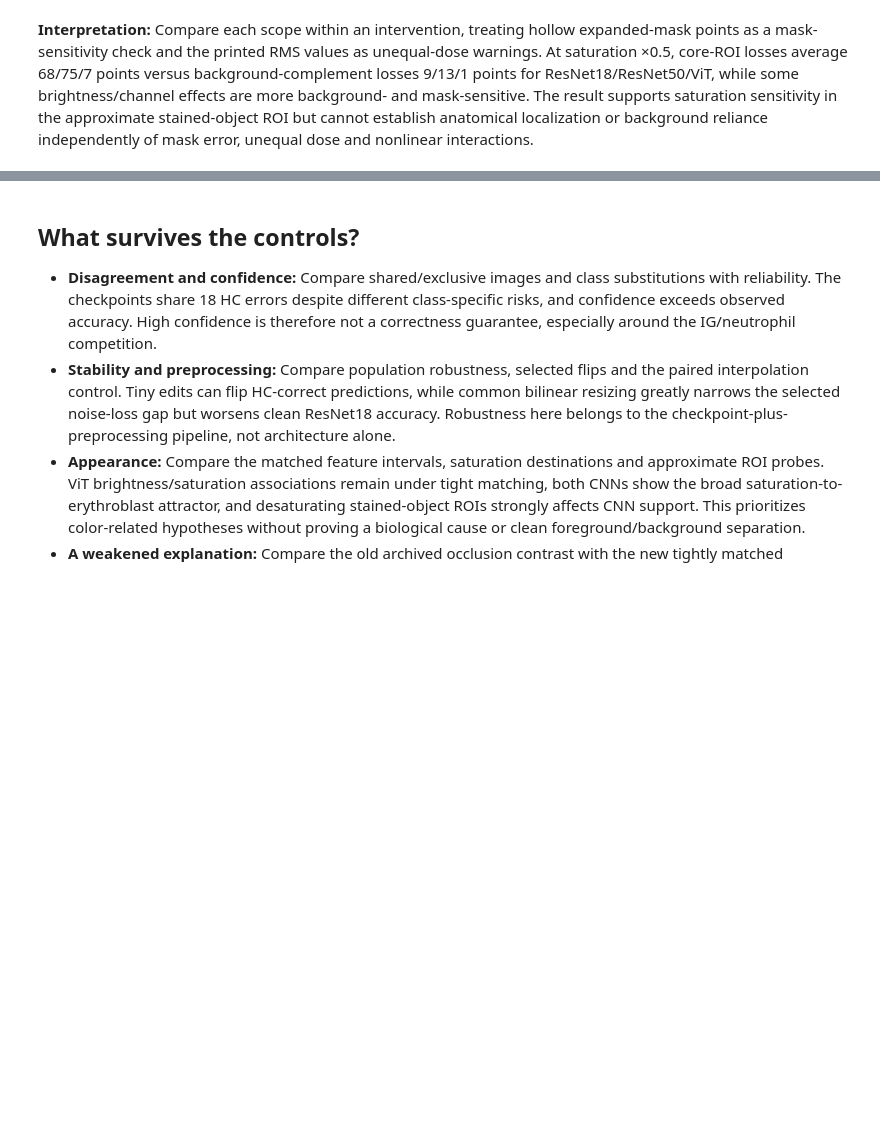
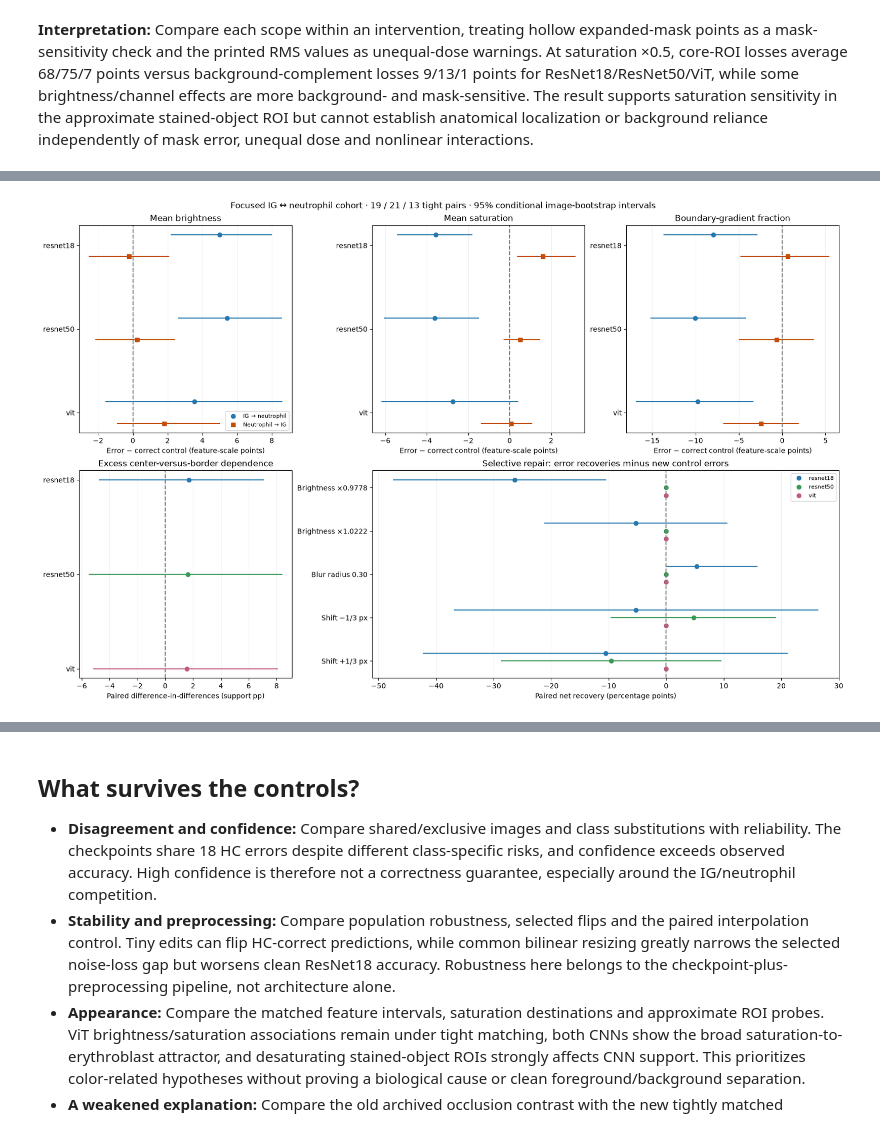
Before and after one commit to jseibezeder/AI_and_Visualization_Project, a Jupyter notebook: confidence_analysis.ipynb, the cells around one changed output, grey strips where cells are left out. Cells and saved outputs as stored; diff of their text form; code cells hidden in the pictures; blank space fills up the shorter version.

```diff
--- a/confidence_analysis.ipynb
+++ b/confidence_analysis.ipynb
@@ -665,0 +770,25 @@ green_scale ×0.9: 0.0405 / 0.0100 / 0.0379
+# %%
+fig=plt.figure(figsize=(16,10),layout='constrained');ig_grid=fig.add_gridspec(2,3)
+ig_direction_colors={3:'#2678ad',6:'#c44e00'}
+for ig_f,ig_title in enumerate(['Mean brightness','Mean saturation','Boundary-gradient fraction']):
+    ig_ax=fig.add_subplot(ig_grid[0,ig_f])
+    for ig_result in ig_feature_results:
+        ig_m,ig_cls=ig_result['model'],ig_result['true_class'];ig_y=ig_m+(-.13 if ig_cls==3 else .13)
+        ig_ci=ig_result['ci'][:,ig_f];ig_mean=ig_result['mean'][ig_f]
+        ig_ax.plot(ig_ci,[ig_y,ig_y],color=ig_direction_colors[ig_cls]);ig_ax.plot(ig_mean,ig_y,'o' if ig_cls==3 else 's',color=ig_direction_colors[ig_cls],
+            label=('IG → neutrophil' if ig_cls==3 else 'Neutrophil → IG') if ig_m==0 else None)
+    ig_ax.axvline(0,color='gray',ls='--');ig_ax.set(title=ig_title,yticks=range(3),yticklabels=model_names,xlabel='Error − correct control (feature-scale points)');ig_ax.invert_yaxis();ig_ax.grid(axis='x',alpha=.2)
+    if ig_f==0:ig_ax.legend(fontsize=8)
+ig_ax=fig.add_subplot(ig_grid[1,0])
+for ig_m,ig_result in enumerate(ig_spatial_results):
+    ig_ax.plot(ig_result['ci'],[ig_m,ig_m],color=model_colors[ig_m]);ig_ax.plot(ig_result['mean'],ig_m,'o',color=model_colors[ig_m])
+ig_ax.axvline(0,color='gray',ls='--');ig_ax.set(title='Excess center-versus-border dependence',yticks=range(3),yticklabels=model_names,xlabel='Paired difference-in-differences (support pp)');ig_ax.invert_yaxis();ig_ax.grid(axis='x',alpha=.2)
+ig_ax=fig.add_subplot(ig_grid[1,1:])
+for ig_result in ig_intervention_results:
+    ig_m=ig_result['model'];ig_y=ig_result['spec']+(ig_m-1)*.18
+    ig_ax.plot(ig_result['ci'],[ig_y,ig_y],color=model_colors[ig_m]);ig_ax.plot(ig_result['mean'],ig_y,'o',color=model_colors[ig_m],label=model_names[ig_m] if ig_result['spec']==0 else None)
+ig_ax.axvline(0,color='gray',ls='--');ig_ax.set(title='Selective repair: error recoveries minus new control errors',yticks=range(len(ig_specs)),yticklabels=[s[2] for s in ig_specs],xlabel='Paired net recovery (percentage points)');ig_ax.invert_yaxis();ig_ax.grid(axis='x',alpha=.2);ig_ax.legend(fontsize=8)
+fig.suptitle('Focused IG ↔ neutrophil cohort · 19 / 21 / 13 tight pairs · 95% conditional image-bootstrap intervals')
+plt.show()
+# %% [output]
+[figure, added]
```
Also changed, not shown: parts of 9 cells of this notebook.
